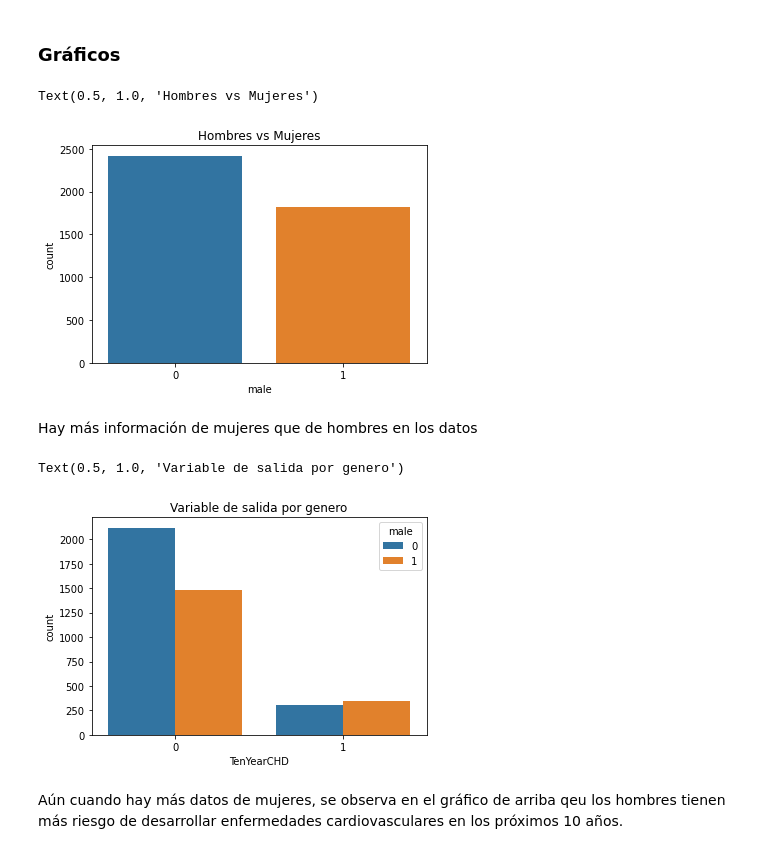
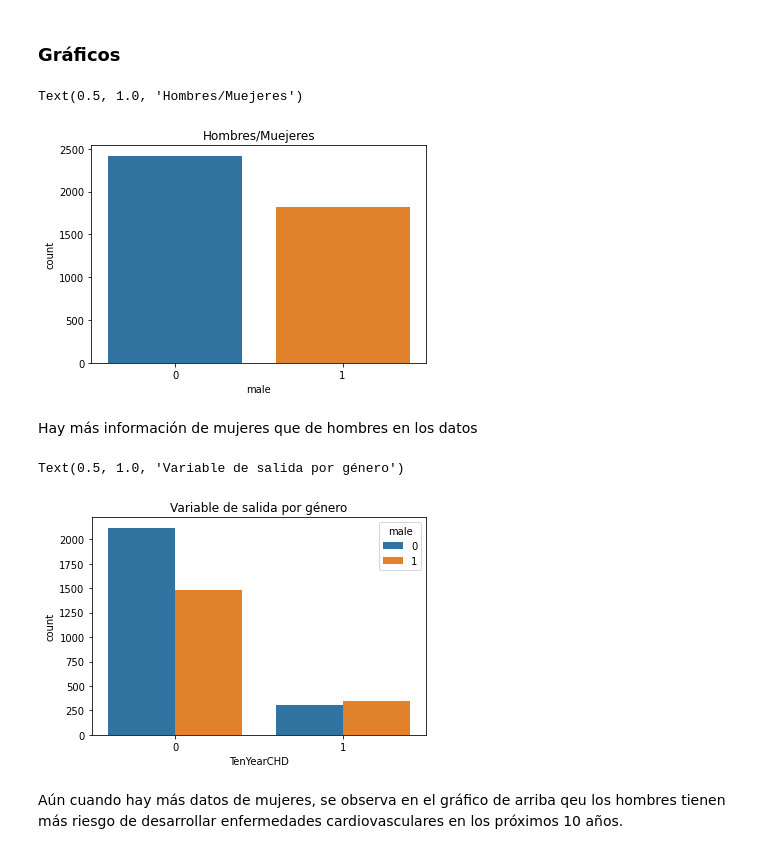
Before and after one commit to flavioherrada09/ModeladoDeDatos, a Jupyter notebook: Clasificación/comparar_modelos_clasif.ipynb, the cells around one changed output. Saved outputs shown, nothing was run; the diff lists cells and outputs as text; code cells hidden in the pictures.

```diff
--- a/Clasificación/comparar_modelos_clasif.ipynb
+++ b/Clasificación/comparar_modelos_clasif.ipynb
@@ -222,17 +222,17 @@ sns.pairplot(datos[['age', 'cigsPerDay', 'totChol', 'diaBP', 'BMI']], diag_kind=
 ### Gráficos
 # %%
 #Gráfico del género
-sns.countplot(x=datos['male']).set_title('Hombres vs Mujeres')
+sns.countplot(x=datos['male']).set_title('Hombres/Muejeres')
 # %% [output]
-Text(0.5, 1.0, 'Hombres vs Mujeres')
+Text(0.5, 1.0, 'Hombres/Muejeres')
-[figure, old version]
+[figure, new version]
 # %% [markdown]
 Hay más información de mujeres que de hombres en los datos
 # %%
 # Variable de salida por género
-sns.countplot(x='TenYearCHD', hue='male', data=datos).set_title('Variable de salida por genero')
+sns.countplot(x='TenYearCHD',hue='male',data=datos).set_title('Variable de salida por género')
 # %% [output]
-Text(0.5, 1.0, 'Variable de salida por genero')
+Text(0.5, 1.0, 'Variable de salida por género')
 [figure]
 # %% [markdown]
 Aún cuando hay más datos de mujeres, se observa en el gráfico de arriba qeu los hombres tienen más riesgo de desarrollar enfermedades cardiovasculares en los próximos 10 años.
```
Also changed, not shown: parts of 47 cells of this notebook, 6 other files.
